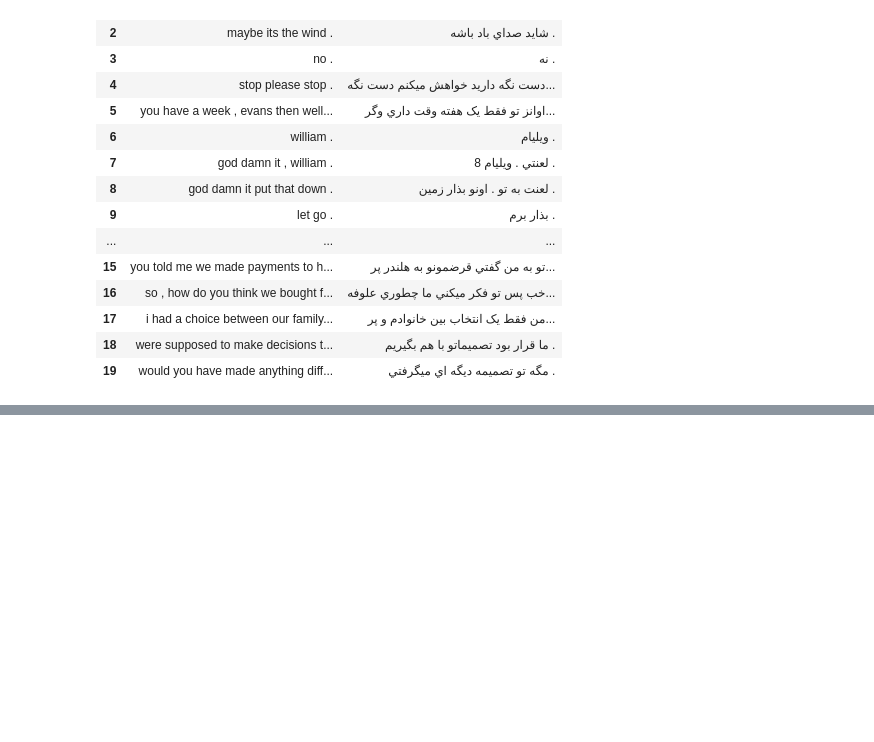
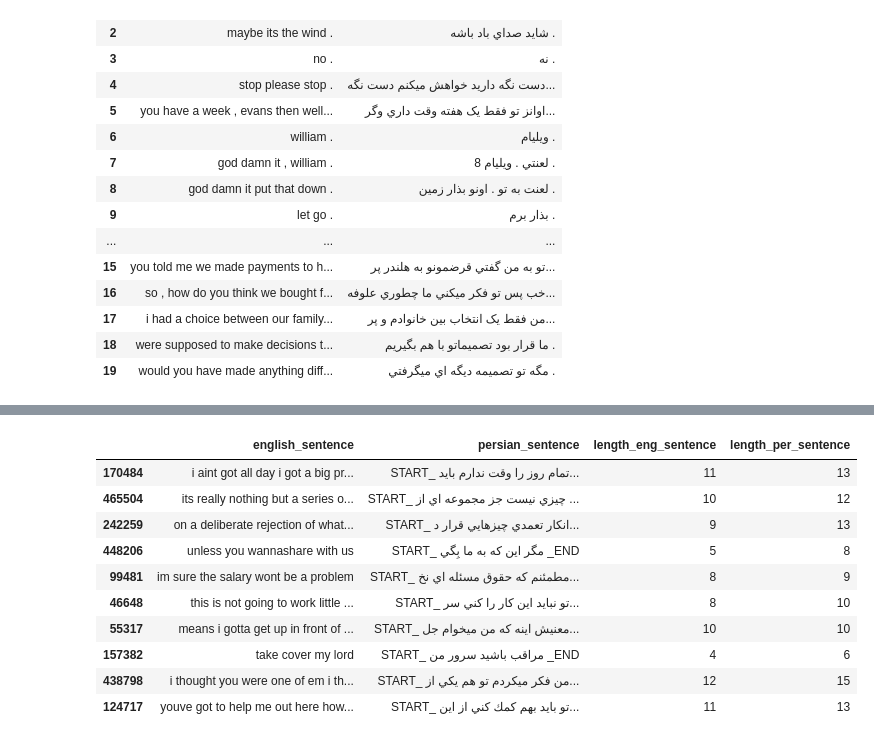
Before and after one commit to AmirHajimohamadi/nlp, a Jupyter notebook: exercise2/neural_machine_translation.ipynb, the cells around one changed output, grey strips where cells are left out. Saved outputs shown, nothing was run; the diff lists cells and outputs as text; code cells hidden in the pictures; blank space fills up the shorter version.

Commit message:
Data cleaning and tokenizing added

```diff
--- a/exercise2/neural_machine_translation.ipynb
+++ b/exercise2/neural_machine_translation.ipynb
@@ -116,0 +156,17 @@ lines.head(20)
+# %%
+# Remove all numbers from text
+remove_digits = str.maketrans('', '', digits)
+lines['english_sentence']=lines['english_sentence'].apply(lambda x: x.translate(remove_digits))
+lines['persian_sentence']=lines['persian_sentence'].apply(lambda x: x.translate(remove_digits))
+
+lines['persian_sentence'] = lines['persian_sentence'].str.replace('؟', '')
+lines['persian_sentence'] = lines['persian_sentence'].str.replace('،', '')
+
+# Remove extra spaces
+lines['english_sentence']=lines['english_sentence'].apply(lambda x: x.strip())
+lines['persian_sentence']=lines['persian_sentence'].apply(lambda x: x.strip())
+lines['english_sentence']=lines['english_sentence'].apply(lambda x: re.sub(" +", " ", x))
+lines['persian_sentence']=lines['persian_sentence'].apply(lambda x: re.sub(" +", " ", x))
+# %%
+# Add start and end tokens to target sequences
+lines['persian_sentence'] = lines['persian_sentence'].apply(lambda x : 'START_ '+ x + ' _END')
@@ -116,0 +205,3 @@ lines.head(20)
+# %%
+lines['length_eng_sentence']=lines['english_sentence'].apply(lambda x:len(x.split(" ")))
+lines['length_per_sentence']=lines['persian_sentence'].apply(lambda x:len(x.split(" ")))
@@ -116,0 +223,3 @@ lines.head(20)
+# %%
+lines=lines[lines['length_eng_sentence']<=20]
+lines=lines[lines['length_per_sentence']<=20]
@@ -116,0 +301,15 @@ lines.head(20)
+# %%
+lines = shuffle(lines)
+lines.head(10)
+# %% [output]
+|  | english_sentence | persian_sentence | length_eng_sentence | length_per_sentence |
+| 170484 | i aint got all day i got a big pr... | START_ تمام روز را وقت ندارم بايد... | 11 | 13 |
+| 465504 | its really nothing but a series o... | START_ چيزي نيست جز مجموعه اي از ... | 10 | 12 |
+| 242259 | on a deliberate rejection of what... | START_ انکار تعمدي چيزهايي قرار د... | 9 | 13 |
+| 448206 | unless you wannashare with us | START_ مگر اين که به ما بِگي _END | 5 | 8 |
+| 99481 | im sure the salary wont be a problem | START_ مطمئنم که حقوق مسئله اي نخ... | 8 | 9 |
+| 46648 | this is not going to work little ... | START_ تو نبايد اين كار را كني سر... | 8 | 10 |
+| 55317 | means i gotta get up in front of ... | START_ معنيش اينه که من ميخوام جل... | 10 | 10 |
+| 157382 | take cover my lord | START_ مراقب باشيد سرور من _END | 4 | 6 |
+| 438798 | i thought you were one of em i th... | START_ من فكر ميكردم تو هم يكي از... | 12 | 15 |
+| 124717 | youve got to help me out here how... | START_ تو بايد بهم كمك كني از اين... | 11 | 13 |
```
Also changed, not shown: parts of 29 cells of this notebook.
